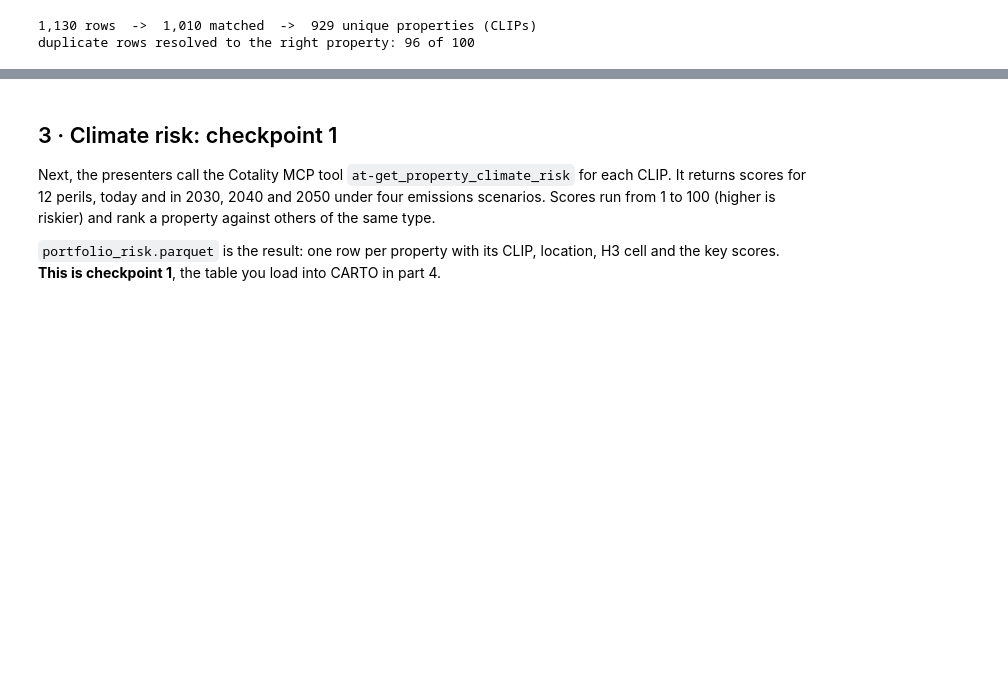
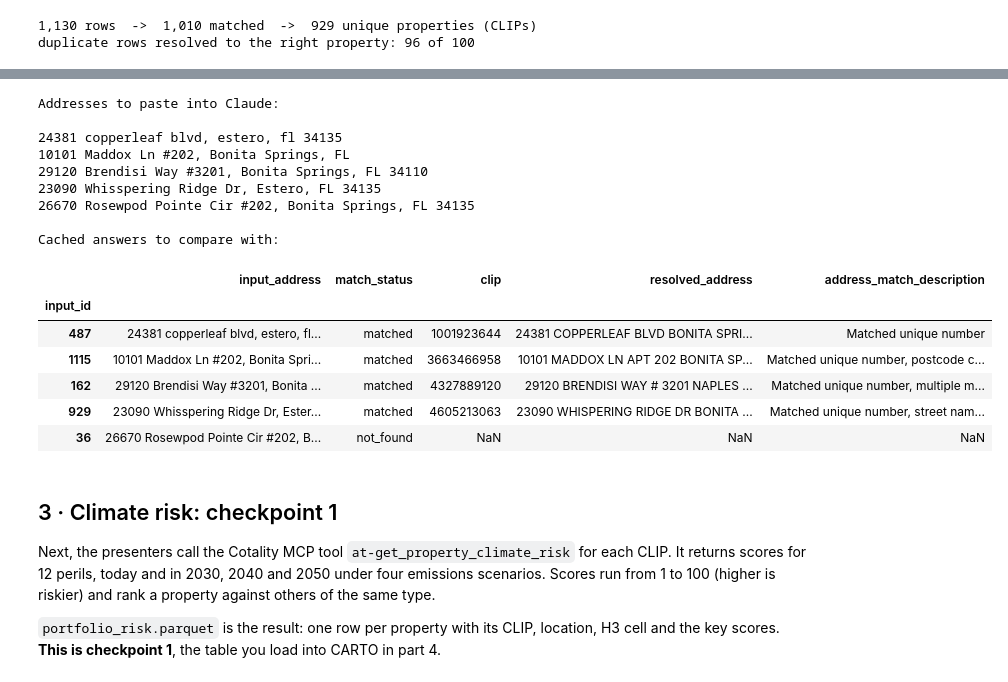
Before and after one commit to eprashar-clgx/sdsc-2026-re-portfolio-screening, a Jupyter notebook: notebooks/portfolio_screening.ipynb, the cells around one changed output, grey strips where cells are left out. Drawn from its saved outputs; the diff is of its cells as text; code cells hidden in the pictures; blank space fills up the shorter version.

Commit message:
Run-through fixes: lighter setup, VS Code kernel, Claude prompts
Co-authored-by: Copilot <223556219+Copilot@users.noreply.github.com>

```diff
--- a/notebooks/portfolio_screening.ipynb
+++ b/notebooks/portfolio_screening.ipynb
@@ -52,13 +57,15 @@ print("packages ready")
 # %% [output]
 packages ready
 # %%
+import math
 import os
 import urllib.request
 from pathlib import Path
 
-import geopandas as gpd
 import matplotlib.pyplot as plt
 import pandas as pd
+import shapely
+from matplotlib.collections import PolyCollection
 
 GITHUB_REPO = "eprashar-clgx/sdsc-2026-re-portfolio-screening"
 REPO_URL = os.environ.get("PORTFOLIO_REPO_URL", f"https://raw.githubusercontent.com/{GITHUB_REPO}/main/")
@@ -82,6 +89,20 @@ def find_data():
     return folder
 
 
+def read_table(name):
+    """Read a CSV or (Geo)Parquet file. The binary geometry column of GeoParquet files is left out."""
+    if name.endswith(".csv"):
+        return pd.read_csv(DATA / name, dtype={"truth_clip": str})
+    return pd.read_parquet(DATA / name).drop(columns="geometry", errors="ignore")
+
+
+def read_shapes(name):
+    """Read a GeoParquet file with its geometry as shapes (GeoParquet stores it as WKB bytes)."""
+    df = pd.read_parquet(DATA / name)
+    df["geometry"] = shapely.from_wkb(df["geometry"])
+    return df
+
+
 DATA = find_data()
 pd.set_option("display.max_colwidth", 70)
 # %% [output]
@@ -92,7 +129,7 @@ using the data in ../data/
 `portfolio_messy.csv` is the list as you'd receive it: one address per row, typed by different people over
 the years. How far do a few rules of thumb get you?
 # %%
-messy = pd.read_csv(DATA / "portfolio_messy.csv")
+messy = read_table("portfolio_messy.csv")
 print(f"{len(messy):,} rows")
 messy.sample(8, random_state=4)
 # %% [output]
@@ -162,7 +209,7 @@ The presenters send addresses to the Cotality MCP tool `clip-find_property_by_ad
 property's **CLIP** (Cotality's persistent property ID), a standardized address and a location.
 `portfolio_matches.parquet` holds the result of that call for every row. Compare it with the answer key:
 # %%
-matches = gpd.read_parquet(DATA / "portfolio_matches.parquet")
+matches = read_table("portfolio_matches.parquet")
 scored = matches.merge(truth[["input_id", "error_type", "is_duplicate", "truth_clip"]], on="input_id")
 scored["outcome"] = "correct CLIP"
 scored.loc[scored["match_status"] != "matched", "outcome"] = "not found"
@@ -208,3 +272,27 @@ duplicate rows resolved to the right property: 96 of 100
+# %%
+DEMO_IDS = [487, 1115, 162, 929, 36]
+print("Addresses to paste into Claude:\n")
+print("\n".join(messy.set_index("input_id").loc[DEMO_IDS, "address"].str.strip()))
+print("\nCached answers to compare with:")
+(matches.set_index("input_id").loc[DEMO_IDS, ["input_address", "match_status", "clip", "resolved_address",
+                                              "address_match_description"]])
+# %% [output]
+Addresses to paste into Claude:
+
+24381 copperleaf blvd, estero, fl 34135
+10101 Maddox Ln #202, Bonita Springs, FL
+29120 Brendisi Way #3201, Bonita Springs, FL 34110
+23090 Whisspering Ridge Dr, Estero, FL 34135
+26670 Rosewpod Pointe Cir #202, Bonita Springs, FL 34135
+
+Cached answers to compare with:
+|  | input_address | match_status | clip | resolved_address | address_match_description |
+| input_id |  |  |  |  |  |
+| 487 | 24381 copperleaf blvd, estero, fl... | matched | 1001923644 | 24381 COPPERLEAF BLVD BONITA SPRI... | Matched unique number |
+| 1115 | 10101 Maddox Ln #202, Bonita Spri... | matched | 3663466958 | 10101 MADDOX LN APT 202 BONITA SP... | Matched unique number, postcode c... |
+| 162 | 29120 Brendisi Way #3201, Bonita ... | matched | 4327889120 | 29120 BRENDISI WAY # 3201 NAPLES ... | Matched unique number, multiple m... |
+| 929 | 23090 Whisspering Ridge Dr, Ester... | matched | 4605213063 | 23090 WHISPERING RIDGE DR BONITA ... | Matched unique number, street nam... |
+| 36 | 26670 Rosewpod Pointe Cir #202, B... | not_found | NaN | NaN | NaN |
 # %% [markdown]
 ## 3 · Climate risk: checkpoint 1
 
```
Also changed, not shown: parts of 13 cells of this notebook, 6 other files.
